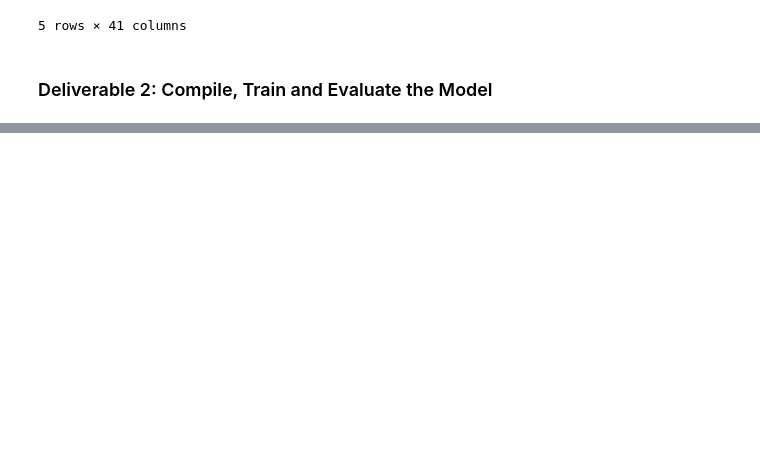
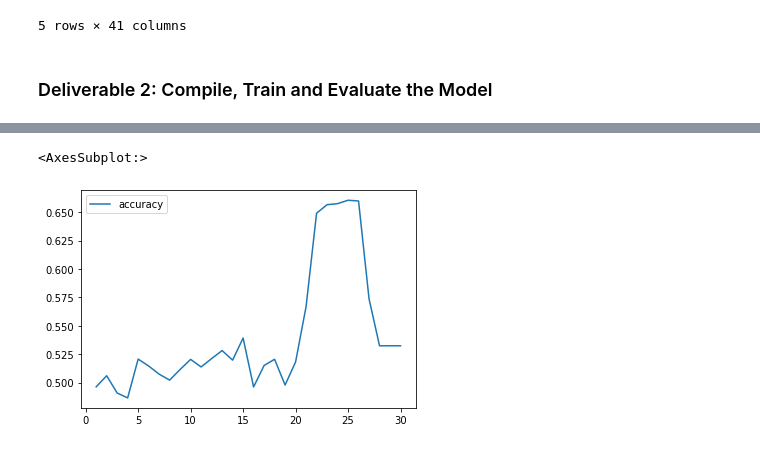
Before and after one commit to crystdang/Neural-Network-Charity-Analysis, a Jupyter notebook: AlphabetSoupCharity_Optimization.ipynb, the cells around one changed output, grey strips where cells are left out. Saved outputs shown, nothing was run; the diff lists cells and outputs as text; code cells hidden in the pictures; blank space fills up the shorter version.

```diff
--- a/AlphabetSoupCharity_Optimization.ipynb
+++ b/AlphabetSoupCharity_Optimization.ipynb
@@ -294,0 +380,6 @@ history_df.plot(y="accuracy")
+# %%
+# Plot the accuracy
+history_df.plot(y="accuracy")
+# %% [output]
+<AxesSubplot:>
+[figure, added]
```
Also changed, not shown: parts of 21 cells of this notebook, 29 other files.
